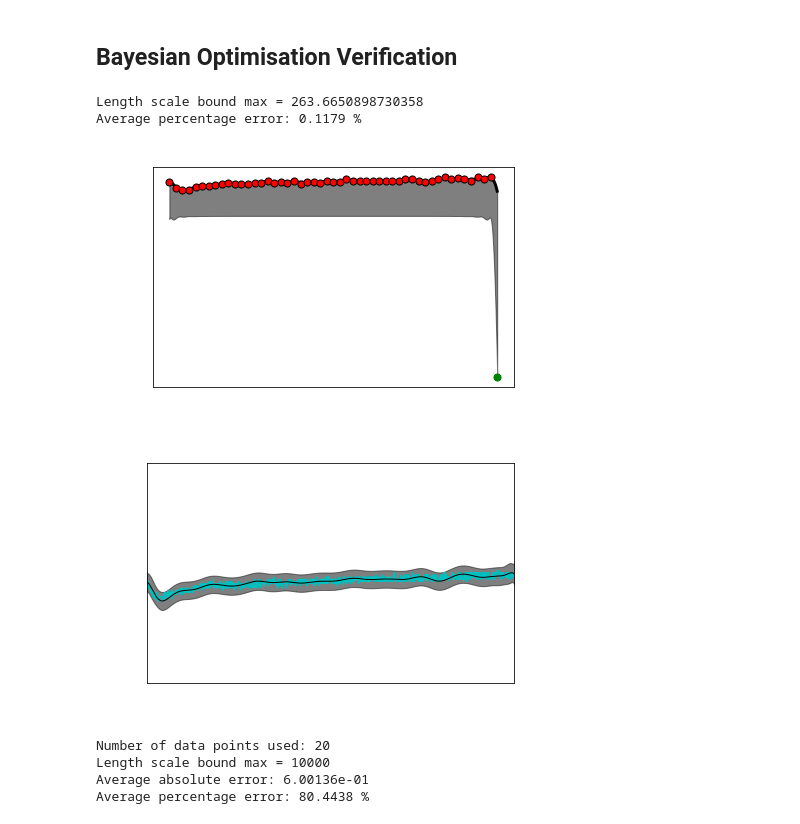
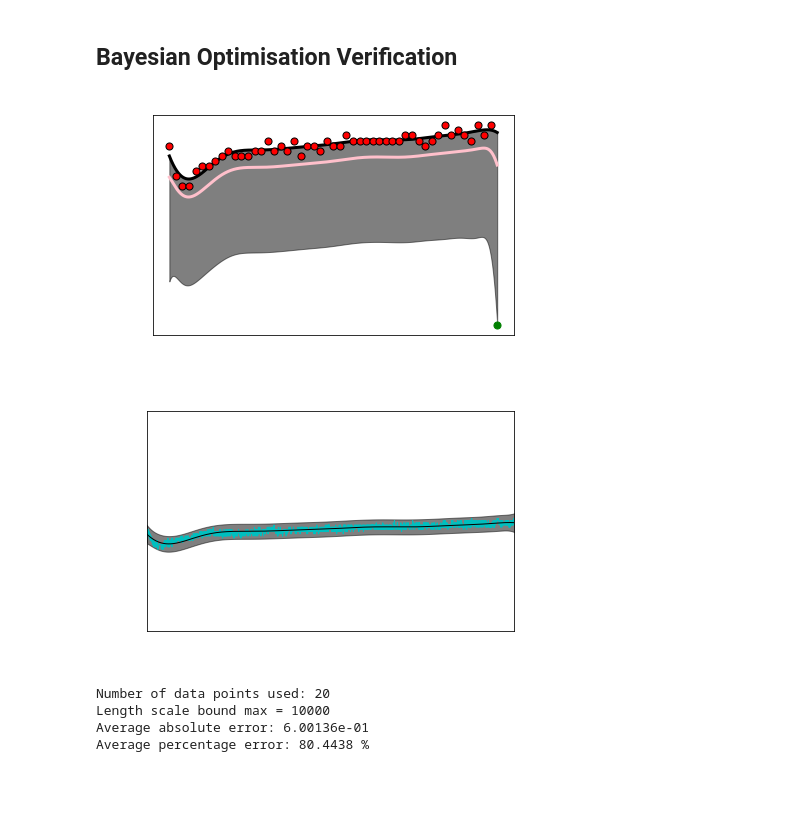
Before and after one commit to michelleliu1027/Bayesian_PV, a Jupyter notebook: BO_demo.ipynb, the cells around one changed output. Drawn from its saved outputs; the diff is of its cells as text; code cells hidden in the pictures; blank space fills up the shorter version.

```diff
--- a/BO_demo.ipynb
+++ b/BO_demo.ipynb
@@ -146,28 +159,43 @@ def find_lsb_max (x_normal ,y_normal,X,X_,Y):
 # %%
 # Find lsb max demo
 NUM_OF_DATA_POINTS = 50
 x_loop = np.arange(0,5000,int(5000/NUM_OF_DATA_POINTS))
 X = x_normal[x_loop].reshape(x_loop.size)
 Y = y_normal[x_loop]
 X = X.reshape(x_loop.size,1)
 X_ = np.linspace(0,5000, 5000)
 # Kernel setting
-length_scale_bounds_MAX = find_lsb_max (x_normal ,y_normal,X,X_,Y)
+length_scale_bounds_MAX =1000
+#  find_lsb_max (x_normal ,y_normal,X,X_,Y)
 length_scale_bounds_MIN = 10e-6
 kernel = 1.0 * RBF(length_scale=20,length_scale_bounds=(length_scale_bounds_MIN, length_scale_bounds_MAX)) + WhiteKernel(noise_level=0.0001)
 gp = GaussianProcessRegressor(kernel=kernel,alpha=0.0).fit(X, Y)
 
-# Find the prediction by
+# Find the prediction by gp
 y_mean, y_cov = gp.predict(X_[:, np.newaxis], return_cov=True)
-acp_value = ucb(X_, gp, 0.1, 5)
-ucb_y_min = acp_value[-1]
-ucbplot(X,Y,X_, y_mean,ucb_y_min)
+ucb_y_min = ucb(X_, gp, 0.1, 5)
+ucb_nb_y = ucb_no_beta(X_, gp, 0.1, 5)
+# ucb_y_min = ucb_y_min[-1]
+# ucb_nb_y = ucb_nb_y[-1]
+plt.figure()
+plt.plot(X_, y_mean, 'k', lw=3, zorder=8)
+plt.fill_between(X_, y_mean, ucb_y_min,alpha=0.5, color='k')
+plt.plot(X_, ucb_nb_y, 'pink', lw=3, zorder=9)
+
+plt.scatter(X[:, 0], Y, c='r', s=50, zorder=10, edgecolors=(0, 0, 0))
+plt.scatter(np.argmin(ucb_y_min),min(ucb_y_min),c='g', s=50)
+plt.tick_params(axis='y', colors = 'white')
+plt.tick_params(axis='x', colors = 'white')
+plt.ylabel('Lifetime',color = 'white')
+plt.xlabel('Time',color = 'white')
+plt.title('UCB lower bound plot',color = 'white')
+plt.tight_layout()
+plt.show()
+
 plot(x_normal ,y_normal, X,X_,y_mean,Y,y_cov)
 # %% [output]
-Length scale bound max = 263.6650898730358
-Average percentage error: 0.1179 %
-[figure, old version]
+[figure, new version]
-[figure, old version]
+[figure, new version]
 # %%
 # Ploting ucb value from ei aquisition equation
 # with different amound of data
```
Also changed, not shown: parts of 3 cells of this notebook.
